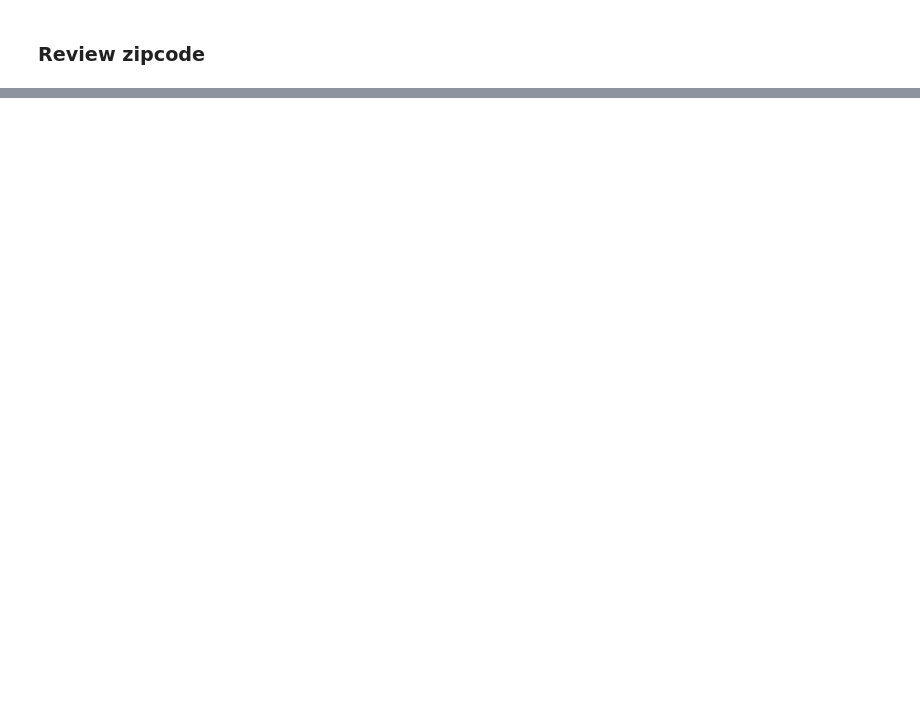
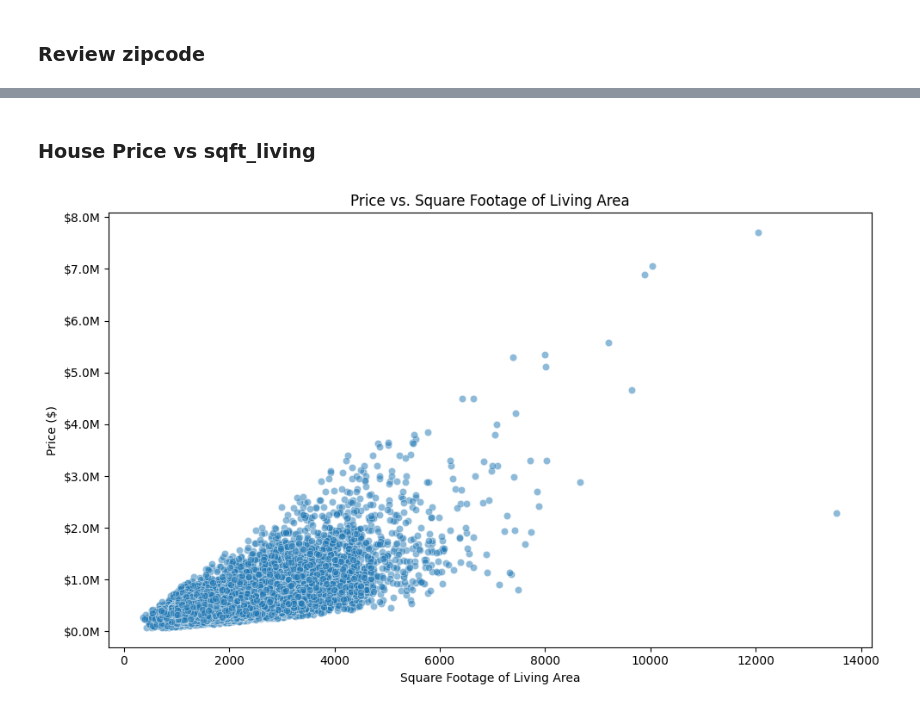
Before and after one commit to KeironTJ/Apprenticeship, a Jupyter notebook: Notebooks/House Sales Project/House_sales_project_1_kj.ipynb, the cells around one changed output, grey strips where cells are left out. Cells and saved outputs as stored; diff of their text form; code cells hidden in the pictures; blank space fills up the shorter version.

```diff
--- a/Notebooks/House Sales Project/House_sales_project_1_kj.ipynb
+++ b/Notebooks/House Sales Project/House_sales_project_1_kj.ipynb
@@ -450,0 +656,14 @@ np.int64(0)
+# %% [markdown]
+<h3> House Price vs sqft_living</h3>
+# %%
+# I will use a scatter plot to explore the relationship between sqft_living and price, as sqft_living has the highest correlation with price.
+plt.figure(figsize=(10, 6))
+sns.scatterplot(data=house_data, x='sqft_living', y='price', alpha=0.5)
+plt.xlabel('Square Footage of Living Area')
+plt.ylabel('Price ($)')
+plt.title('Price vs. Square Footage of Living Area')
+plt.gca().yaxis.set_major_formatter(plt.FuncFormatter(lambda x, _: f'${x/1e6:.1f}M'))
+plt.tight_layout()
+plt.show()
+# %% [output]
+[figure, added]
```
Also changed, not shown: parts of 36 cells of this notebook, 1 other file.
